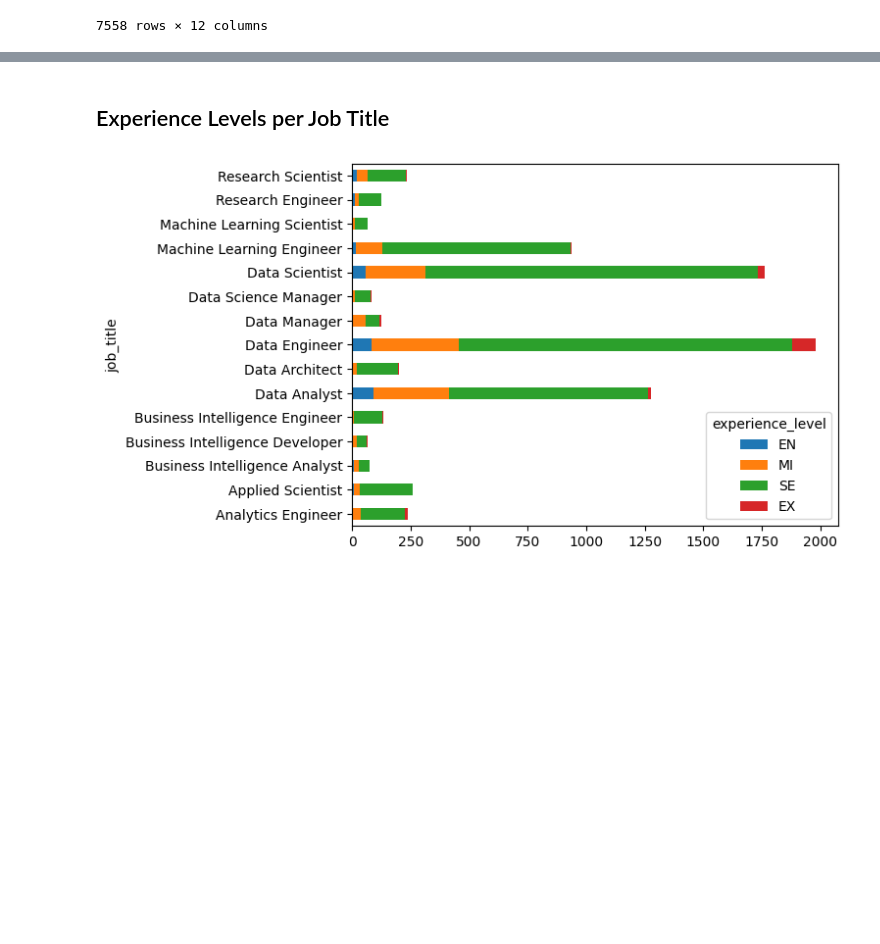
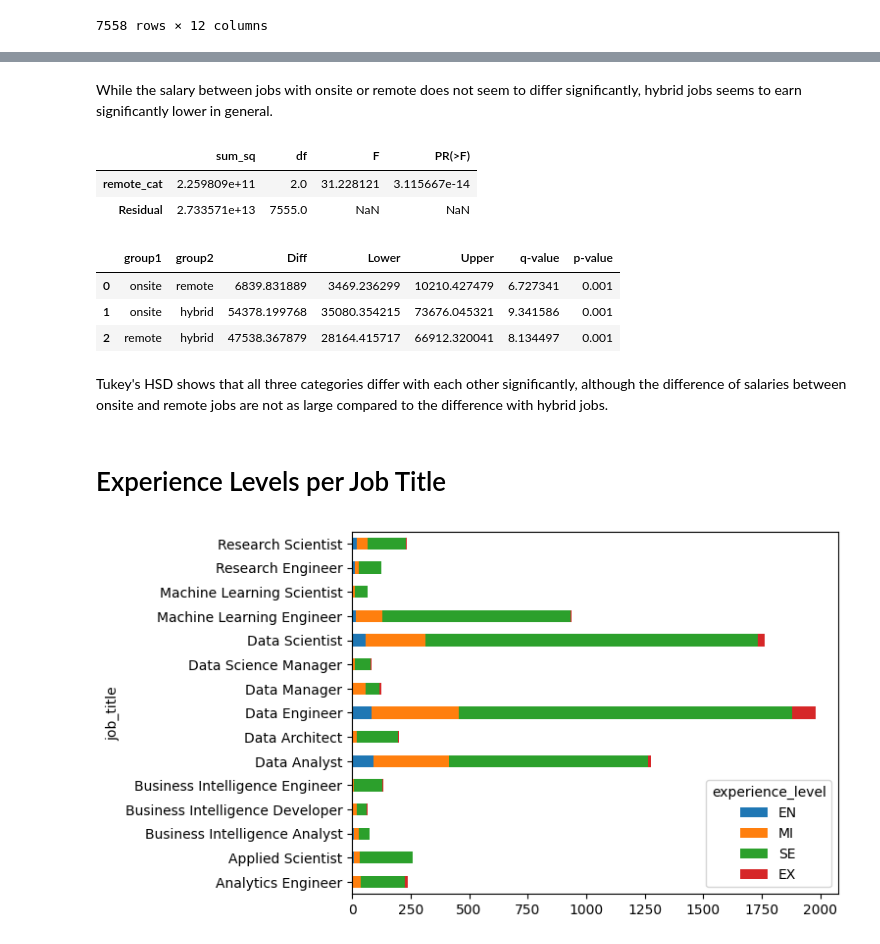
Before and after one commit to mezkymy/global-salaries, a Jupyter notebook: global-salaries.ipynb, the cells around one changed output, grey strips where cells are left out. Drawn from its saved outputs; the diff is of its cells as text; code cells hidden in the pictures; blank space fills up the shorter version.

```diff
--- a/global-salaries.ipynb
+++ b/global-salaries.ipynb
@@ -319,5 +335,28 @@ df4
+# %% [markdown]
+While the salary between jobs with onsite or remote does not seem to differ significantly, hybrid jobs seems to earn significantly lower in general.
+# %%
+# Ordinary Least Squares (OLS) model
+model = ols('salary_in_usd ~ remote_cat', data=df4).fit()
+anova_table = sm.stats.anova_lm(model, typ=2)
+anova_table
+# %% [output]
+|  | sum_sq | df | F | PR(>F) |
+| remote_cat | 2.259809e+11 | 2.0 | 31.228121 | 3.115667e-14 |
+| Residual | 2.733571e+13 | 7555.0 | NaN | NaN |
+# %%
+# check which group is significantly different using tukey HSD
+res = stat()
+res.tukey_hsd(df=df4, res_var='salary_in_usd', xfac_var='remote_cat', anova_model='salary_in_usd ~ remote_cat')
+res.tukey_summary
+# %% [output]
+|  | group1 | group2 | Diff | Lower | Upper | q-value | p-value |
+| 0 | onsite | remote | 6839.831889 | 3469.236299 | 10210.427479 | 6.727341 | 0.001 |
+| 1 | onsite | hybrid | 54378.199768 | 35080.354215 | 73676.045321 | 9.341586 | 0.001 |
+| 2 | remote | hybrid | 47538.367879 | 28164.415717 | 66912.320041 | 8.134497 | 0.001 |
+# %% [markdown]
+Tukey's HSD shows that all three categories differ with each other significantly, although the difference of salaries between onsite and remote jobs are not as large compared to the difference with hybrid jobs.
 # %% [markdown]
-## Experience Levels per Job Title
+# Experience Levels per Job Title
 # %%
 df4.groupby(by=['job_title', 'experience_level']).size().unstack().reindex(['EN','MI','SE','EX'], axis=1).plot(kind='barh', stacked=True)
 plt.show()
```
Also changed, not shown: parts of 14 cells of this notebook.
